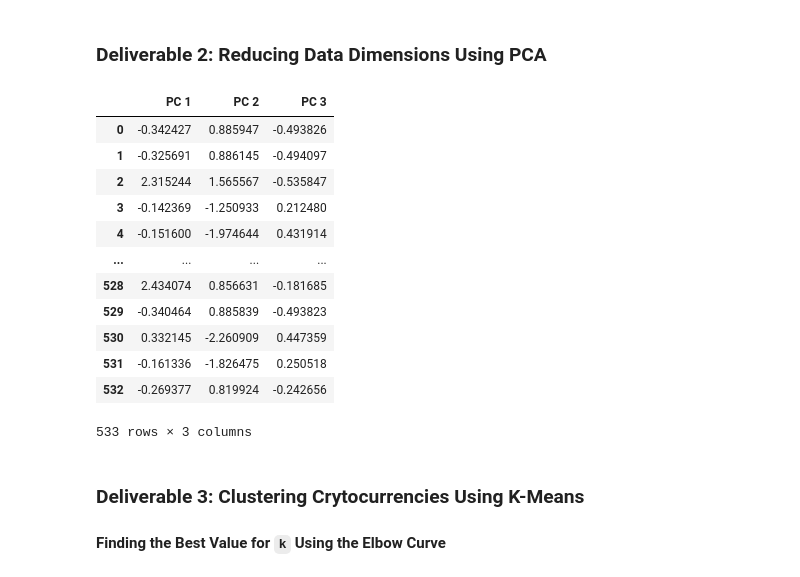
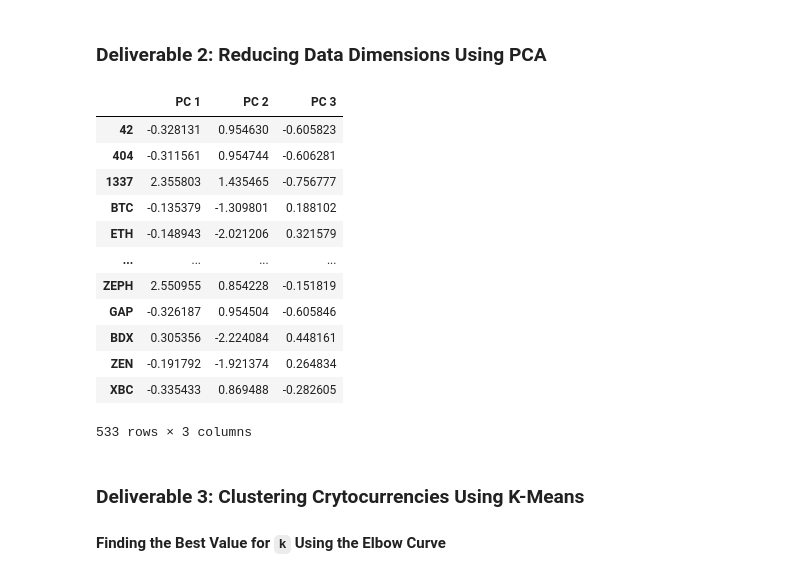
Before and after one commit to WTAN241/Cryptocurrencies, a Jupyter notebook: crypto_clustering.ipynb, the cells around one changed output. Saved outputs shown, nothing was run; the diff lists cells and outputs as text; code cells hidden in the pictures.

```diff
--- a/crypto_clustering.ipynb
+++ b/crypto_clustering.ipynb
@@ -14,6 +14,6 @@ from sklearn.cluster import KMeans
 # %%
 # Load the crypto_data.csv dataset.
 file = "Resources/crypto_data.csv"
-crypto_df = pd.read_csv(file, index_col = None)
+crypto_df = pd.read_csv(file, index_col = "Unnamed: 0")
 crypto_df
 # %% [output]
@@ -166,8 +163,6 @@ See the caveats in the documentation: https://pandas.pydata.org/pandas-docs/stab
 # %%
 # Use get_dummies() to create variables for text features.
 X = pd.get_dummies(data = crypto_df, columns=["Algorithm","ProofType"])
-X.set_index('Unnamed: 0', inplace = True)
-X.index.name = ""
 X.head(5)
 # %% [output]
 |  | TotalCoinsMined | TotalCoinSupply | Algorithm_1GB AES Pattern Search | Algorithm_536 | Algorithm_Argon2d | ... |
@@ -189,21 +183,21 @@ pca = PCA(n_components=3)
 X_pca = pca.fit_transform(X_scaled)
 # %%
 # Create a DataFrame with the three principal components.
-pcs_df = pd.DataFrame(data=X_pca, columns=["PC 1", "PC 2", "PC 3"])
+pcs_df = pd.DataFrame(data=X_pca, columns=["PC 1", "PC 2", "PC 3"], index=X.index)
 pcs_df
 # %% [output]
 |  | PC 1 | PC 2 | PC 3 |
-| 0 | -0.342427 | 0.885947 | -0.493826 |
-| 1 | -0.325691 | 0.886145 | -0.494097 |
-| 2 | 2.315244 | 1.565567 | -0.535847 |
-| 3 | -0.142369 | -1.250933 | 0.212480 |
-| 4 | -0.151600 | -1.974644 | 0.431914 |
+| 42 | -0.328131 | 0.954630 | -0.605823 |
+| 404 | -0.311561 | 0.954744 | -0.606281 |
+| 1337 | 2.355803 | 1.435465 | -0.756777 |
+| BTC | -0.135379 | -1.309801 | 0.188102 |
+| ETH | -0.148943 | -2.021206 | 0.321579 |
 | ... | ... | ... | ... |
-| 528 | 2.434074 | 0.856631 | -0.181685 |
-| 529 | -0.340464 | 0.885839 | -0.493823 |
-| 530 | 0.332145 | -2.260909 | 0.447359 |
-| 531 | -0.161336 | -1.826475 | 0.250518 |
-| 532 | -0.269377 | 0.819924 | -0.242656 |
+| ZEPH | 2.550955 | 0.854228 | -0.151819 |
+| GAP | -0.326187 | 0.954504 | -0.605846 |
+| BDX | 0.305356 | -2.224084 | 0.448161 |
+| ZEN | -0.191792 | -1.921374 | 0.264834 |
+| XBC | -0.335433 | 0.869488 | -0.282605 |
 533 rows × 3 columns
 # %% [markdown]
 ### Deliverable 3: Clustering Crytocurrencies Using K-Means
```
Also changed, not shown: parts of 14 cells of this notebook.
